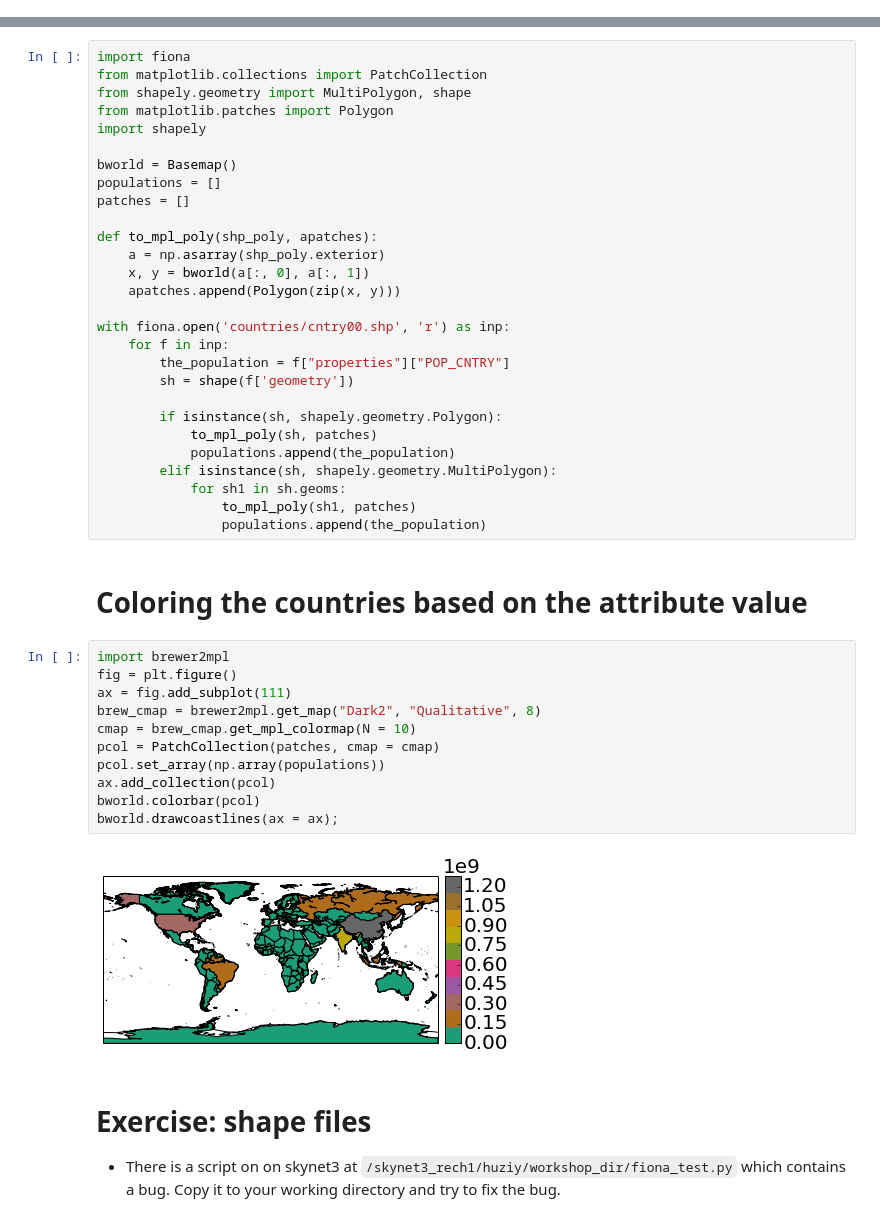
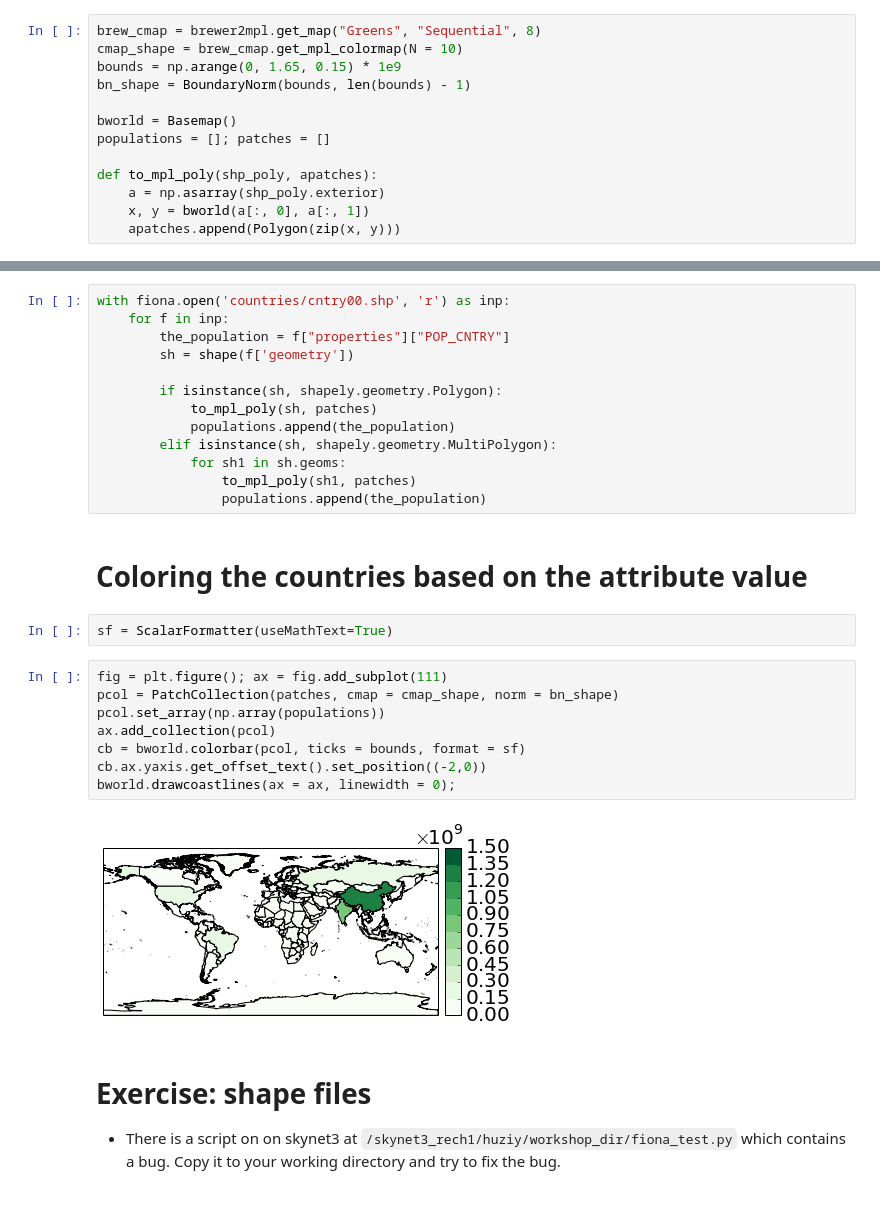
Before and after one commit to guziy/guziy.github.io, a Jupyter notebook: CNRCWP_student_workshop_2013-12-17/Python_CNRCWP_tutorial.ipynb, the cells around one changed output, grey strips where cells are left out. Saved outputs shown, nothing was run; the diff lists cells and outputs as text.

```diff
--- a/CNRCWP_student_workshop_2013-12-17/Python_CNRCWP_tutorial.ipynb
+++ b/CNRCWP_student_workshop_2013-12-17/Python_CNRCWP_tutorial.ipynb
@@ -1087 +1076,14 @@ Reading contry polygons (and attributes) from the shape file
 =====
+# %%
+brew_cmap = brewer2mpl.get_map("Greens", "Sequential", 8)
+cmap_shape = brew_cmap.get_mpl_colormap(N = 10)
+bounds = np.arange(0, 1.65, 0.15) * 1e9
+bn_shape = BoundaryNorm(bounds, len(bounds) - 1)
+
+bworld = Basemap()
+populations = []; patches = []
+
+def to_mpl_poly(shp_poly, apatches):
+    a = np.asarray(shp_poly.exterior)
+    x, y = bworld(a[:, 0], a[:, 1])
+    apatches.append(Polygon(zip(x, y)))
@@ -1088,19 +1093,4 @@ Reading contry polygons (and attributes) from the shape file
 # %%
-import fiona
-from matplotlib.collections import PatchCollection
-from shapely.geometry import MultiPolygon, shape
-from matplotlib.patches import Polygon
-import shapely
-
-bworld = Basemap()
-populations = []
-patches = []
-
-def to_mpl_poly(shp_poly, apatches):
-    a = np.asarray(shp_poly.exterior)
-    x, y = bworld(a[:, 0], a[:, 1])
-    apatches.append(Polygon(zip(x, y)))
-
 with fiona.open('countries/cntry00.shp', 'r') as inp:
     for f in inp:
         the_population = f["properties"]["POP_CNTRY"]
@@ -1116,19 +1106,18 @@ with fiona.open('countries/cntry00.shp', 'r') as inp:
 # %% [markdown]
 Coloring the countries based on the attribute value
 =========
+# %%
+sf = ScalarFormatter(useMathText=True)
 # %%
-import brewer2mpl
-fig = plt.figure()
-ax = fig.add_subplot(111)
-brew_cmap = brewer2mpl.get_map("Dark2", "Qualitative", 8)
-cmap = brew_cmap.get_mpl_colormap(N = 10)
-pcol = PatchCollection(patches, cmap = cmap)
+fig = plt.figure(); ax = fig.add_subplot(111)
+pcol = PatchCollection(patches, cmap = cmap_shape, norm = bn_shape)
 pcol.set_array(np.array(populations))
 ax.add_collection(pcol)
-bworld.colorbar(pcol)
-bworld.drawcoastlines(ax = ax);
+cb = bworld.colorbar(pcol, ticks = bounds, format = sf)
+cb.ax.yaxis.get_offset_text().set_position((-2,0))
+bworld.drawcoastlines(ax = ax, linewidth = 0);
 # %% [output]
-[figure, old version]
+[figure, new version]
 # %% [markdown]
 Exercise: shape files
 ======
```
Also changed, not shown: parts of 74 cells of this notebook, 2 other files.
